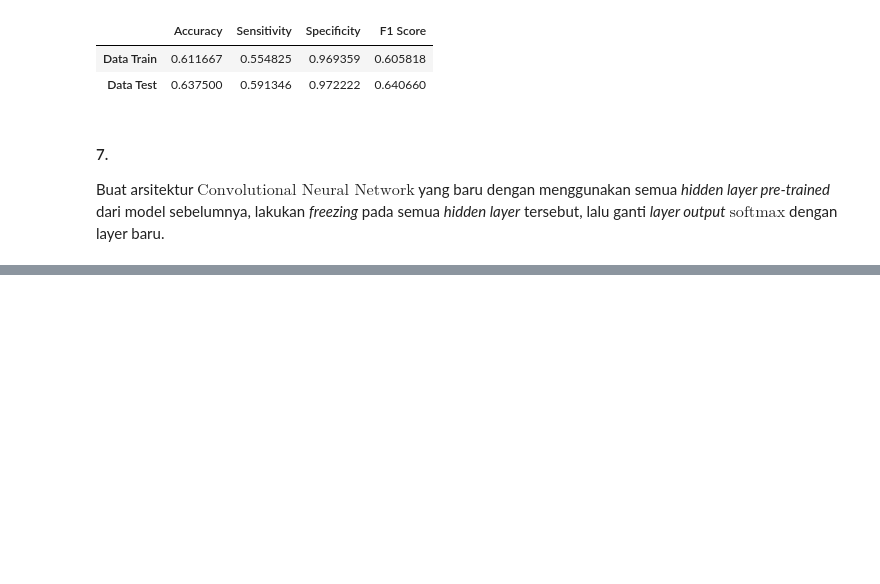
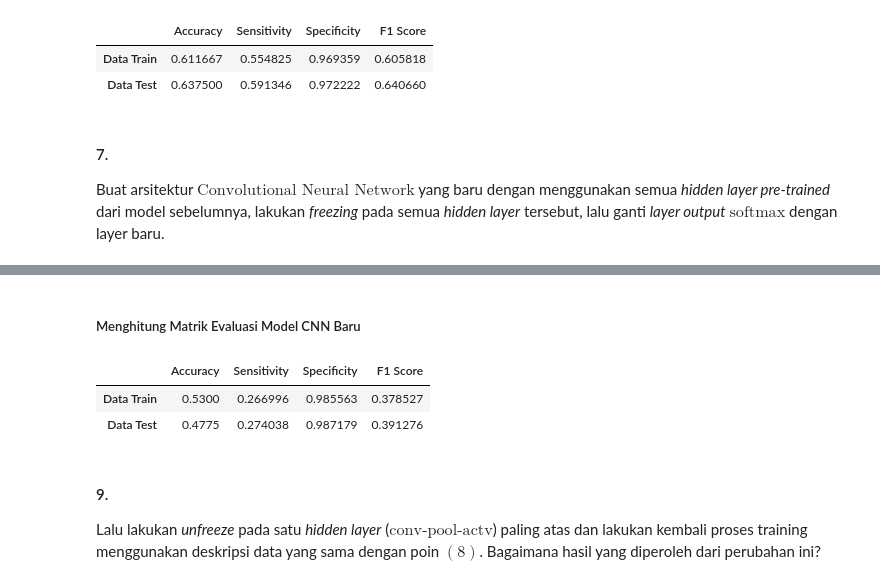
Before and after one commit to reiva5/CSC6801381-pemelajaran-mesin-lanjut, a Jupyter notebook: Lab 3/src/Tugas3_Jehian Norman Saviero_2006609645.ipynb, the cells around one changed output, grey strips where cells are left out. Drawn from its saved outputs; the diff is of its cells as text; code cells hidden in the pictures; blank space fills up the shorter version.

```diff
--- a/Lab 3/src/Tugas3_Jehian Norman Saviero_2006609645.ipynb
+++ b/Lab 3/src/Tugas3_Jehian Norman Saviero_2006609645.ipynb
@@ -681,3 +692,17 @@ compare_train_and_test(pre_trained_model, x_train_100, y_train_100, x_test_100,
 # %% [markdown]
 #### 7.
 Buat arsitektur $\text{Convolutional Neural Network}$ yang baru dengan menggunakan semua _hidden layer pre-trained_ dari model sebelumnya, lakukan _freezing_ pada semua _hidden layer_ tersebut, lalu ganti _layer output_ $\text{softmax}$ dengan layer baru.
+# %%
+## Fungsi untuk melakukan freeze pada layer
+def make_freeze(layer):
+    layer.trainable = False
+    return layer
+
+## Melakukan copy untuk semua layer
+copy_layers = [make_freeze(layer) for layer in pre_trained_model.layers]
+
+## Me-replace ouput layer dengan layer baru yang trainable
+copy_layers[-1] = Dense(10, activation=tf.nn.softmax)
+
+## Membangun Model
+new_cnn_model = create_model(0.001, copy_layers)
@@ -683,0 +714,3 @@ Buat arsitektur $\text{Convolutional Neural Network}$ yang baru dengan menggunak
+# %%
+checkpoint = ModelCheckpoint("checkpoint_new_cnn_model.h5", monitor='loss', verbose=1, mode='auto', period=1)
+new_cnn_model_history = new_cnn_model.fit(x_train_100, y_train_100, epochs=10, batch_size=25, validation_data=(x_test_100, y_test_100), use_multiprocessing=True, callbacks=[es, checkpoint])
@@ -683,0 +735,11 @@ Buat arsitektur $\text{Convolutional Neural Network}$ yang baru dengan menggunak
+# %% [markdown]
+##### Menghitung Matrik Evaluasi Model CNN Baru
+# %%
+compare_train_and_test(new_cnn_model, x_train_100, y_train_100, x_test_100, y_test_100)
+# %% [output]
+|  | Accuracy | Sensitivity | Specificity | F1 Score |
+| Data Train | 0.5300 | 0.266996 | 0.985563 | 0.378527 |
+| Data Test | 0.4775 | 0.274038 | 0.987179 | 0.391276 |
+# %% [markdown]
+#### 9.
+Lalu lakukan _unfreeze_ pada satu _hidden layer_ ($\text{conv-pool-actv}$) paling atas dan lakukan kembali proses training menggunakan deskripsi data yang sama dengan poin $(8)$. Bagaimana hasil yang diperoleh dari perubahan ini?
```
Also changed, not shown: parts of 7 cells of this notebook.
